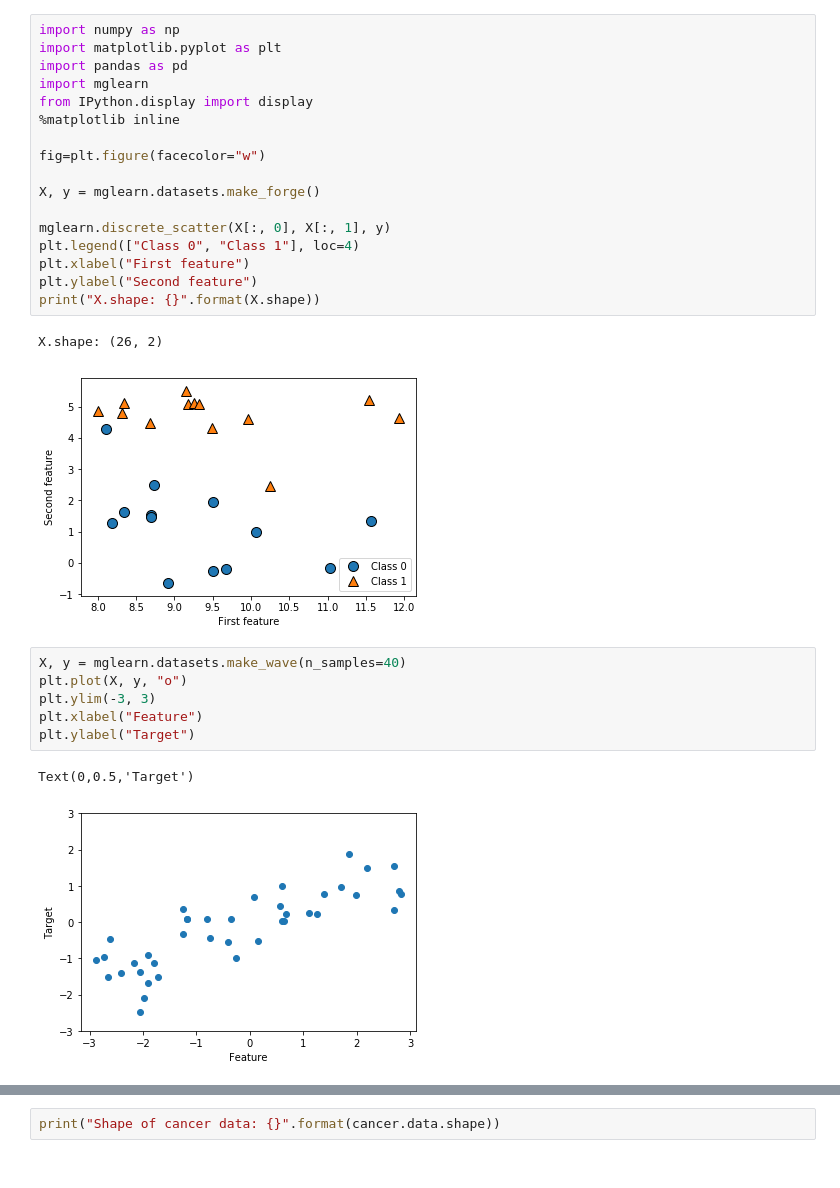
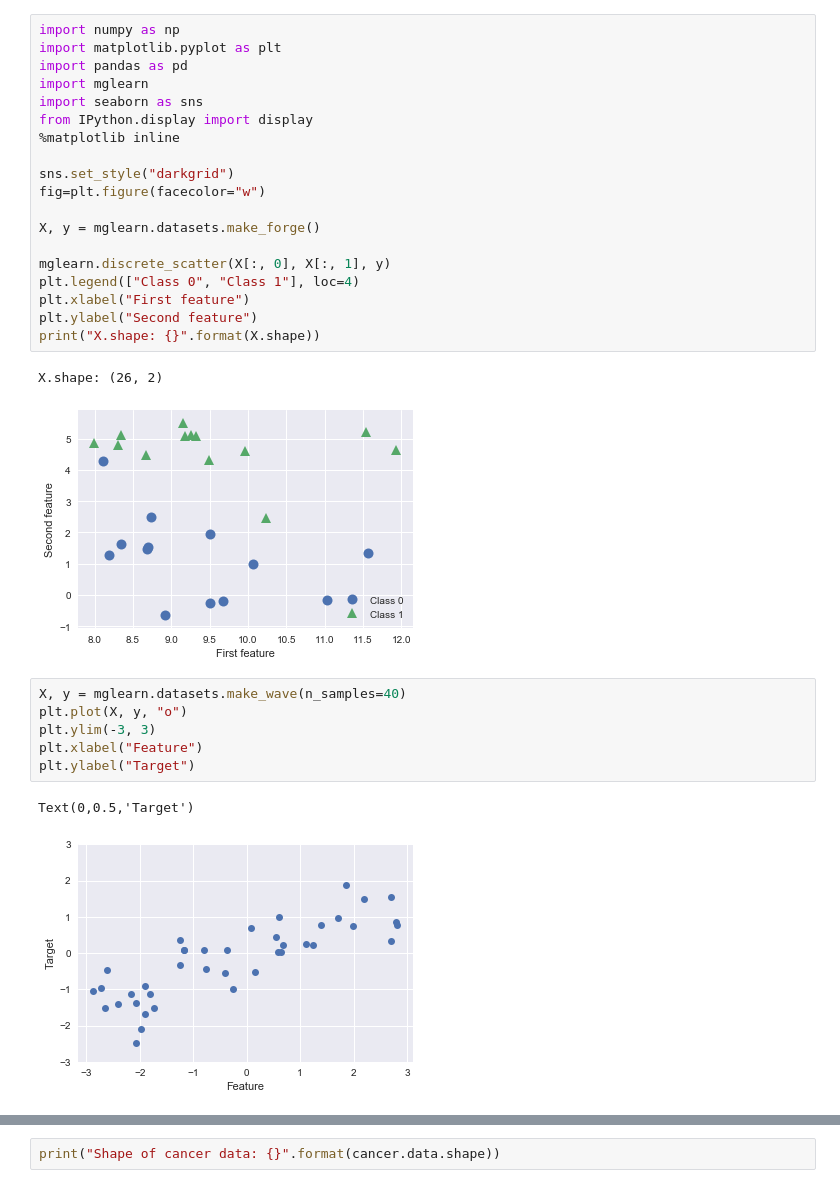
Before and after one commit to sensen963/scikit-learn-practice, a Jupyter notebook: chap2.ipynb, the cells around one changed output, grey strips where cells are left out. Drawn from its saved outputs; the diff is of its cells as text.

```diff
--- a/chap2.ipynb
+++ b/chap2.ipynb
@@ -1,23 +1,25 @@
 # %%
 import numpy as np
 import matplotlib.pyplot as plt
 import pandas as pd
 import mglearn
+import seaborn as sns
 from IPython.display import display
 %matplotlib inline
 
+sns.set_style("darkgrid")
 fig=plt.figure(facecolor="w")
 
 X, y = mglearn.datasets.make_forge()
 
 mglearn.discrete_scatter(X[:, 0], X[:, 1], y)
 plt.legend(["Class 0", "Class 1"], loc=4)
 plt.xlabel("First feature")
 plt.ylabel("Second feature")
 print("X.shape: {}".format(X.shape))
 # %% [output]
 X.shape: (26, 2)
-[figure, old version]
+[figure, new version]
 # %%
 X, y = mglearn.datasets.make_wave(n_samples=40)
 plt.plot(X, y, "o")
@@ -26,7 +28,7 @@ plt.xlabel("Feature")
 plt.ylabel("Target")
 # %% [output]
 Text(0,0.5,'Target')
-[figure, old version]
+[figure, new version]
 # %%
 from sklearn.datasets import load_breast_cancer
 cancer = load_breast_cancer()
```
Also changed, not shown: parts of 33 cells of this notebook.
